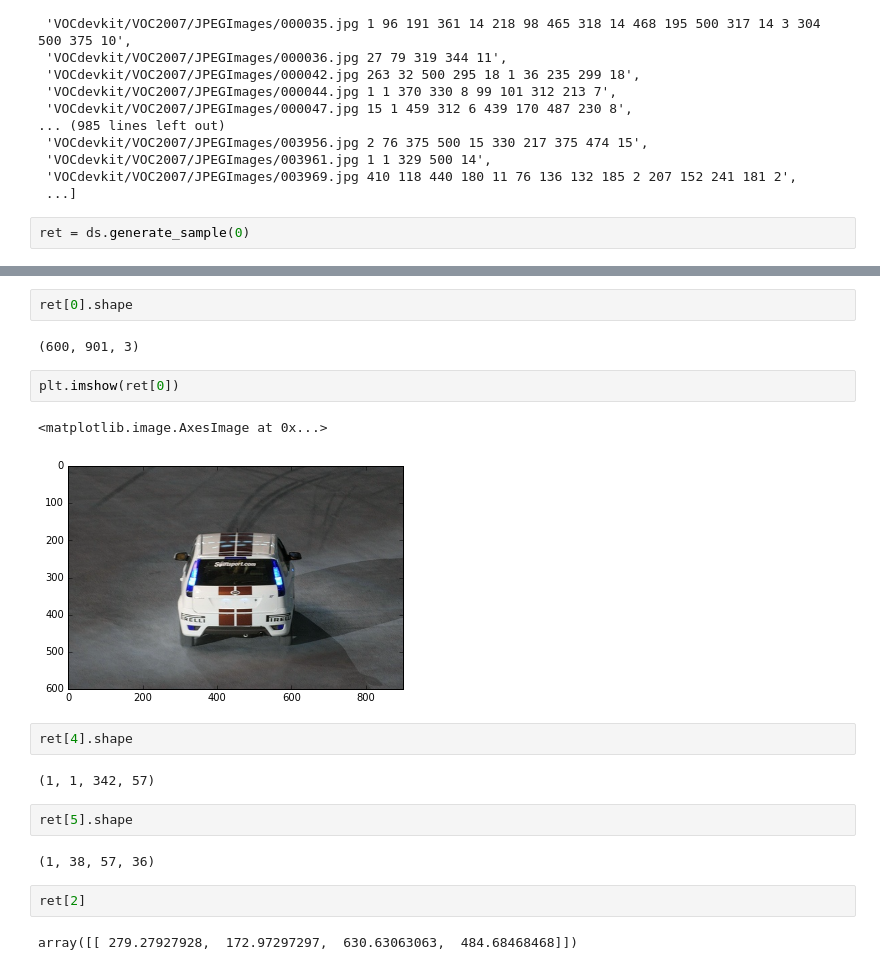
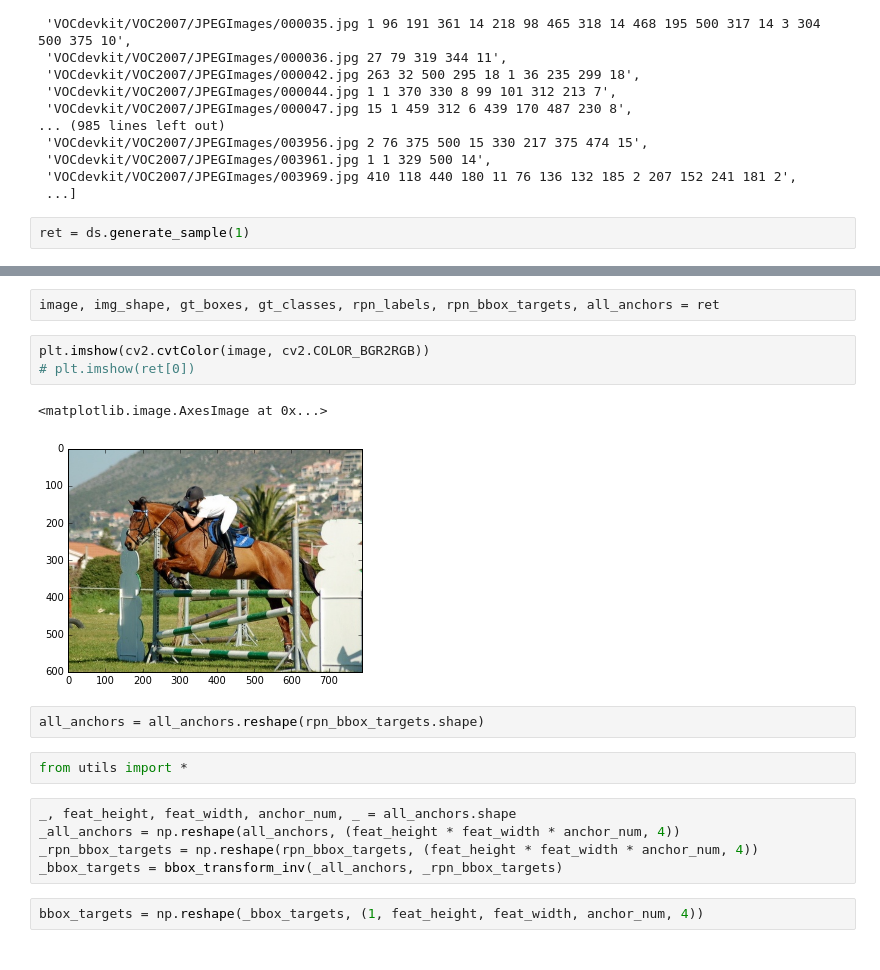
Before and after one commit to JesseYang/FasterRCNN, a Jupyter notebook: test_reader.ipynb, the cells around one changed output, grey strips where cells are left out. Cells and saved outputs as stored; diff of their text form.

```diff
--- a/test_reader.ipynb
+++ b/test_reader.ipynb
@@ -25,5 +26,5 @@ ds.imglist
  'VOCdevkit/VOC2007/JPEGImages/003969.jpg 410 118 440 180 11 76 136 132 185 2 207 152 241 181 2',
  ...]
 # %%
-ret = ds.generate_sample(0)
+ret = ds.generate_sample(1)
 # %% [output]
@@ -55,21 +39,19 @@ ret
-# %%
-ret[0].shape
-# %% [output]
-(600, 901, 3)
+# %%
+image, img_shape, gt_boxes, gt_classes, rpn_labels, rpn_bbox_targets, all_anchors = ret
 # %%
-plt.imshow(ret[0])
+plt.imshow(cv2.cvtColor(image, cv2.COLOR_BGR2RGB))
+# plt.imshow(ret[0])
 # %% [output]
 <matplotlib.image.AxesImage at 0x...>
-[figure, old version]
+[figure, new version]
-# %%
-ret[4].shape
-# %% [output]
-(1, 1, 342, 57)
-# %%
-ret[5].shape
-# %% [output]
-(1, 38, 57, 36)
-# %%
-ret[2]
-# %% [output]
-array([[ 279.27927928,  172.97297297,  630.63063063,  484.68468468]])
+# %%
+all_anchors = all_anchors.reshape(rpn_bbox_targets.shape)
+# %%
+from utils import *
+# %%
+_, feat_height, feat_width, anchor_num, _ = all_anchors.shape
+_all_anchors = np.reshape(all_anchors, (feat_height * feat_width * anchor_num, 4))
+_rpn_bbox_targets = np.reshape(rpn_bbox_targets, (feat_height * feat_width * anchor_num, 4))
+_bbox_targets = bbox_transform_inv(_all_anchors, _rpn_bbox_targets)
+# %%
+bbox_targets = np.reshape(_bbox_targets, (1, feat_height, feat_width, anchor_num, 4))
```
Also changed, not shown: parts of 12 cells of this notebook, 3 other files.
